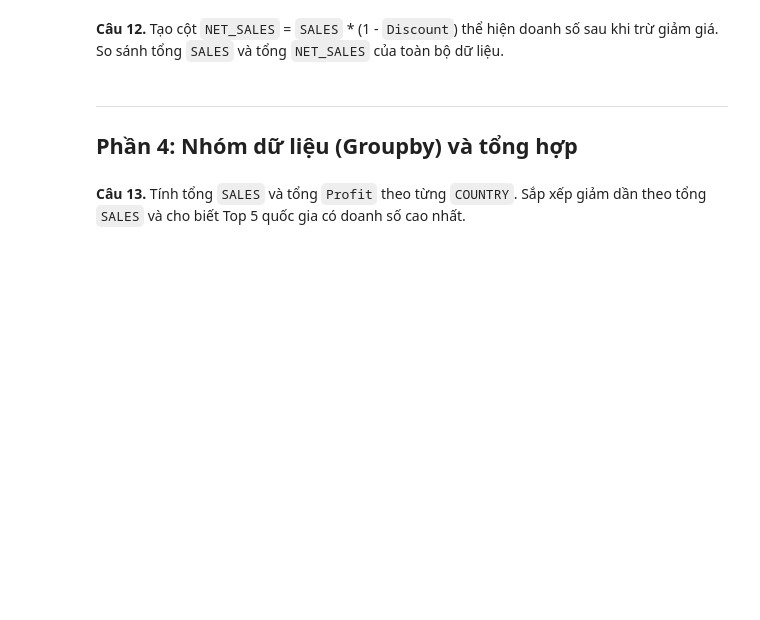
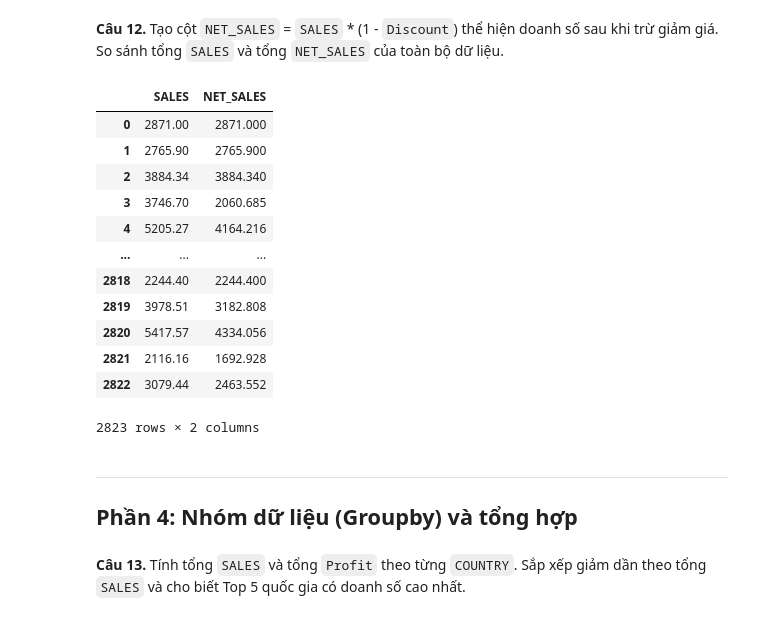
Before and after one commit to HuyBlaBlo/Data_analyst, a Jupyter notebook: Buoi02_01.ipynb, the cells around one changed output. Drawn from its saved outputs; the diff is of its cells as text; code cells hidden in the pictures; blank space fills up the shorter version.

```diff
--- a/Buoi02_01.ipynb
+++ b/Buoi02_01.ipynb
@@ -254,2 +269,6 @@ Name: ORDERDATE, Length: 2823, dtype: datetime64[ns]
 # %% [markdown]
 **Câu 11.** Tạo cột mới `PROFIT_MARGIN` = `Profit` / `SALES` (tỷ suất lợi nhuận). Đơn hàng nào có tỷ suất lợi nhuận cao nhất? Thấp nhất?
+# %%
+df['PROFIT_MARGIN'] = (df['Profit']) / (df['SALES'])
+
+df['PROFIT_MARGIN']
@@ -256,5 +288,22 @@ Name: ORDERDATE, Length: 2823, dtype: datetime64[ns]
 # %% [markdown]
 **Câu 12.** Tạo cột `NET_SALES` = `SALES` * (1 - `Discount`) thể hiện doanh số sau khi trừ giảm giá. So sánh tổng `SALES` và tổng `NET_SALES` của toàn bộ dữ liệu.
+# %%
+df['NET_SALES'] = df['SALES']*(1-df['Discount'])
+display(df[['SALES','NET_SALES']])
+# %% [output]
+|  | SALES | NET_SALES |
+| 0 | 2871.00 | 2871.000 |
+| 1 | 2765.90 | 2765.900 |
+| 2 | 3884.34 | 3884.340 |
+| 3 | 3746.70 | 2060.685 |
+| 4 | 5205.27 | 4164.216 |
+| ... | ... | ... |
+| 2818 | 2244.40 | 2244.400 |
+| 2819 | 3978.51 | 3182.808 |
+| 2820 | 5417.57 | 4334.056 |
+| 2821 | 2116.16 | 1692.928 |
+| 2822 | 3079.44 | 2463.552 |
+2823 rows × 2 columns
 # %% [markdown]
 ---
 ## Phần 4: Nhóm dữ liệu (Groupby) và tổng hợp
```
Also changed, not shown: parts of 8 cells of this notebook, 7 other files.
